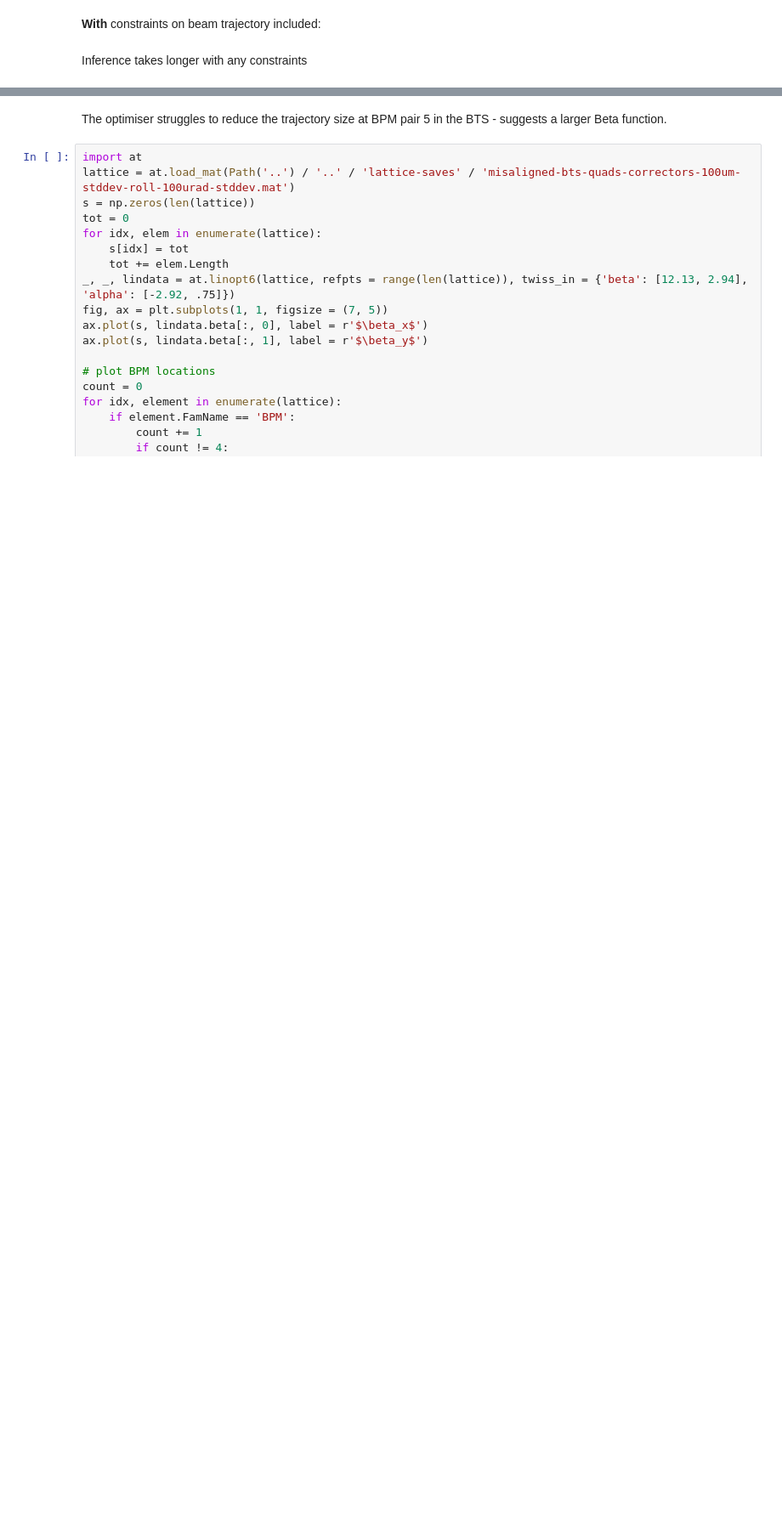
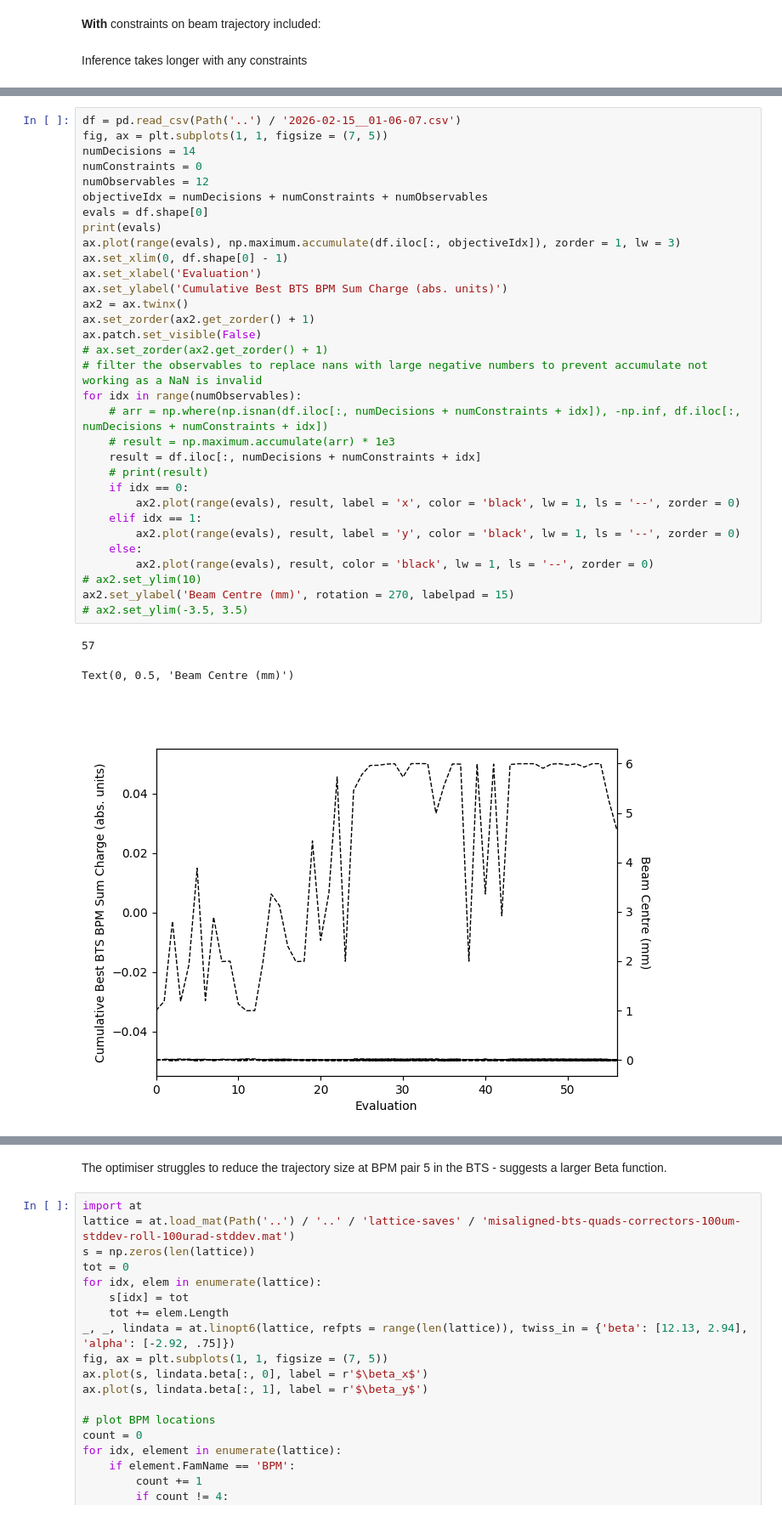
Before and after one commit to muonsontoast/pipelines, a Jupyter notebook: datadump/constraint-impact-EI/analysis.ipynb, the cells around one changed output, grey strips where cells are left out. Shown at 85% size. Drawn from its saved outputs; the diff is of its cells as text; blank space fills up the shorter version.

```diff
--- a/datadump/constraint-impact-EI/analysis.ipynb
+++ b/datadump/constraint-impact-EI/analysis.ipynb
@@ -47,0 +81,36 @@ ax.set_xlim(0, 99)
+# %%
+df = pd.read_csv(Path('..') / '2026-02-15__01-06-07.csv')
+fig, ax = plt.subplots(1, 1, figsize = (7, 5))
+numDecisions = 14
+numConstraints = 0
+numObservables = 12
+objectiveIdx = numDecisions + numConstraints + numObservables
+evals = df.shape[0]
+print(evals)
+ax.plot(range(evals), np.maximum.accumulate(df.iloc[:, objectiveIdx]), zorder = 1, lw = 3)
+ax.set_xlim(0, df.shape[0] - 1)
+ax.set_xlabel('Evaluation')
+ax.set_ylabel('Cumulative Best BTS BPM Sum Charge (abs. units)')
+ax2 = ax.twinx()
+ax.set_zorder(ax2.get_zorder() + 1)
+ax.patch.set_visible(False)
+# ax.set_zorder(ax2.get_zorder() + 1)
+# filter the observables to replace nans with large negative numbers to prevent accumulate not working as a NaN is invalid
+for idx in range(numObservables):
+    # arr = np.where(np.isnan(df.iloc[:, numDecisions + numConstraints + idx]), -np.inf, df.iloc[:, numDecisions + numConstraints + idx])
+    # result = np.maximum.accumulate(arr) * 1e3
+    result = df.iloc[:, numDecisions + numConstraints + idx]
+    # print(result)
+    if idx == 0:
+        ax2.plot(range(evals), result, label = 'x', color = 'black', lw = 1, ls = '--', zorder = 0)
+    elif idx == 1:
+        ax2.plot(range(evals), result, label = 'y', color = 'black', lw = 1, ls = '--', zorder = 0)
+    else:
+        ax2.plot(range(evals), result, color = 'black', lw = 1, ls = '--', zorder = 0)
+# ax2.set_ylim(10)
+ax2.set_ylabel('Beam Centre (mm)', rotation = 270, labelpad = 15)
+# ax2.set_ylim(-3.5, 3.5)
+# %% [output]
+57
+Text(0, 0.5, 'Beam Centre (mm)')
+[figure, added]
```
Also changed, not shown: parts of 4 cells of this notebook, 7 other files.
